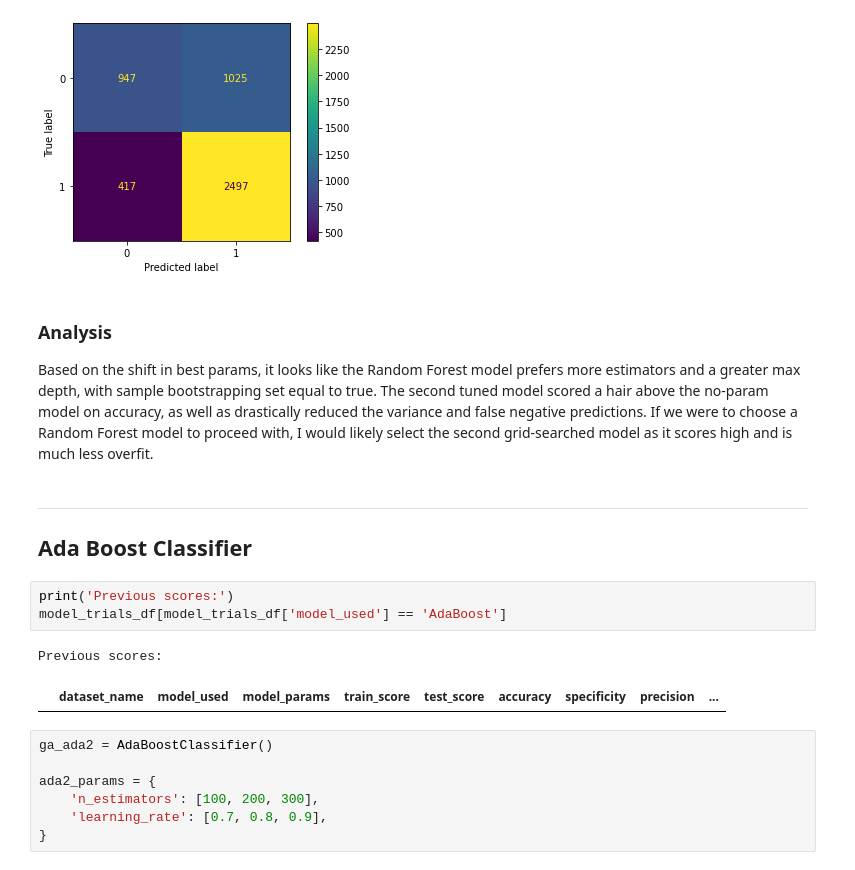
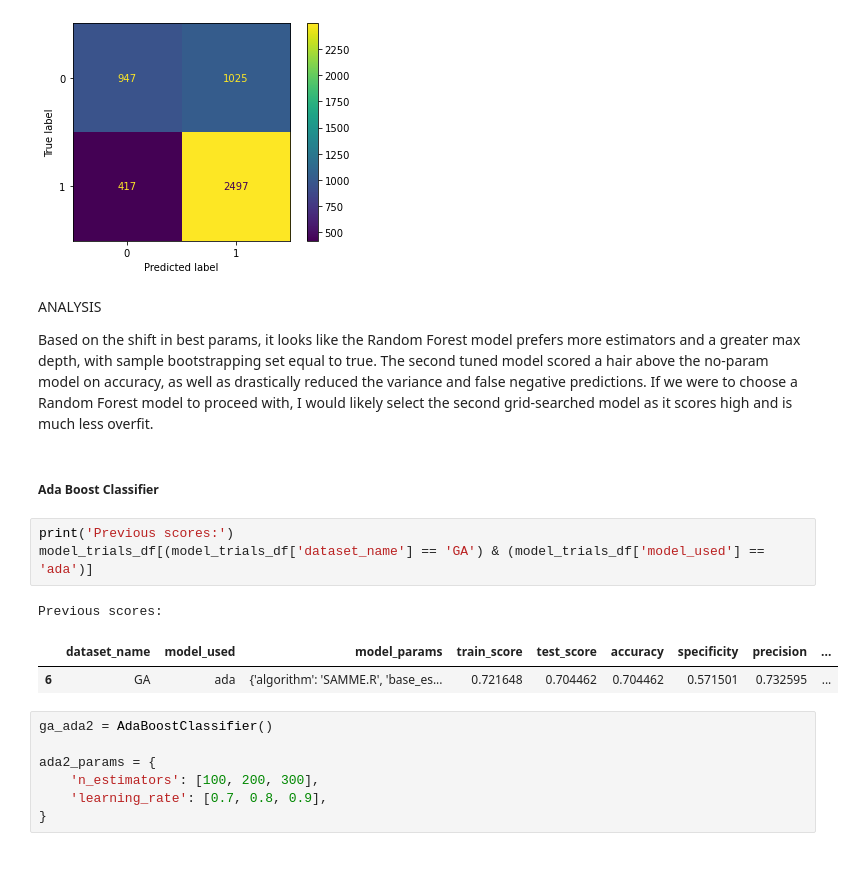
Before and after one commit to ga-dsi-822-group4/recidivism, a Jupyter notebook: notebooks/03_modeling.ipynb, the cells around one changed output. Saved outputs shown, nothing was run; the diff lists cells and outputs as text.

```diff
--- a/notebooks/03_modeling.ipynb
+++ b/notebooks/03_modeling.ipynb
@@ -1298,17 +1375,18 @@ F1 Score: 0.7759
 Best accuracy rate confusion matrix:
 [figure]
 # %% [markdown]
-### Analysis
+ANALYSIS
+
 Based on the shift in best params, it looks like the Random Forest model prefers more estimators and a greater max depth, with sample bootstrapping set equal to true. The second tuned model scored a hair above the no-param model on accuracy, as well as drastically reduced the variance and false negative predictions. If we were to choose a Random Forest model to proceed with, I would likely select the second grid-searched model as it scores high and is much less overfit.
 # %% [markdown]
----
-## Ada Boost Classifier
+##### Ada Boost Classifier
 # %%
 print('Previous scores:')
-model_trials_df[model_trials_df['model_used'] == 'AdaBoost']
+model_trials_df[(model_trials_df['dataset_name'] == 'GA') & (model_trials_df['model_used'] == 'ada')]
 # %% [output]
 Previous scores:
 |  | dataset_name | model_used | model_params | train_score | test_score | accuracy | specificity | precision | ... |
+| 6 | GA | ada | {'algorithm': 'SAMME.R', 'base_es... | 0.721648 | 0.704462 | 0.704462 | 0.571501 | 0.732595 | ... |
 # %%
 ga_ada2 = AdaBoostClassifier()
 
```
Also changed, not shown: parts of 79 cells of this notebook, 2 other files.
